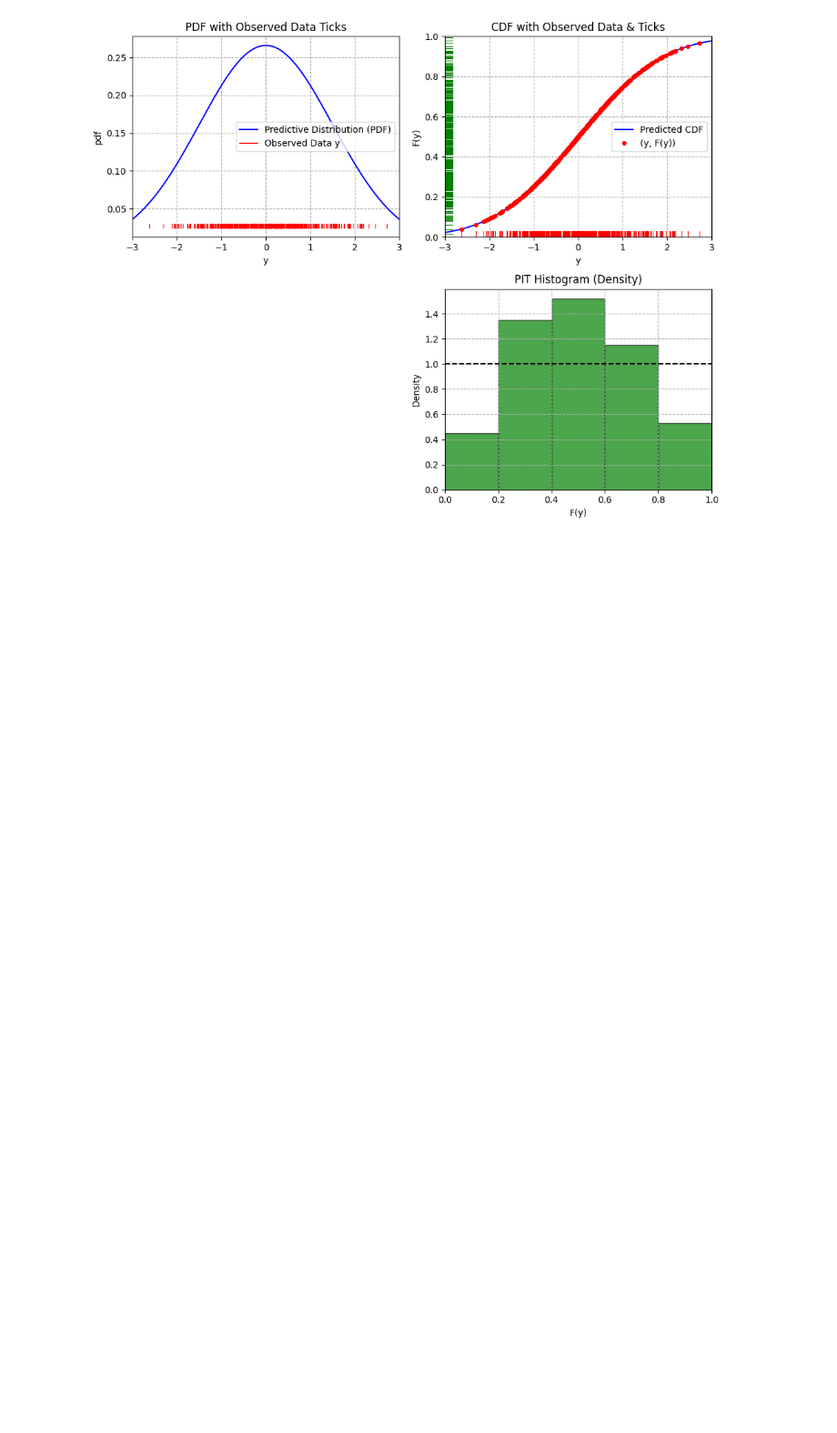
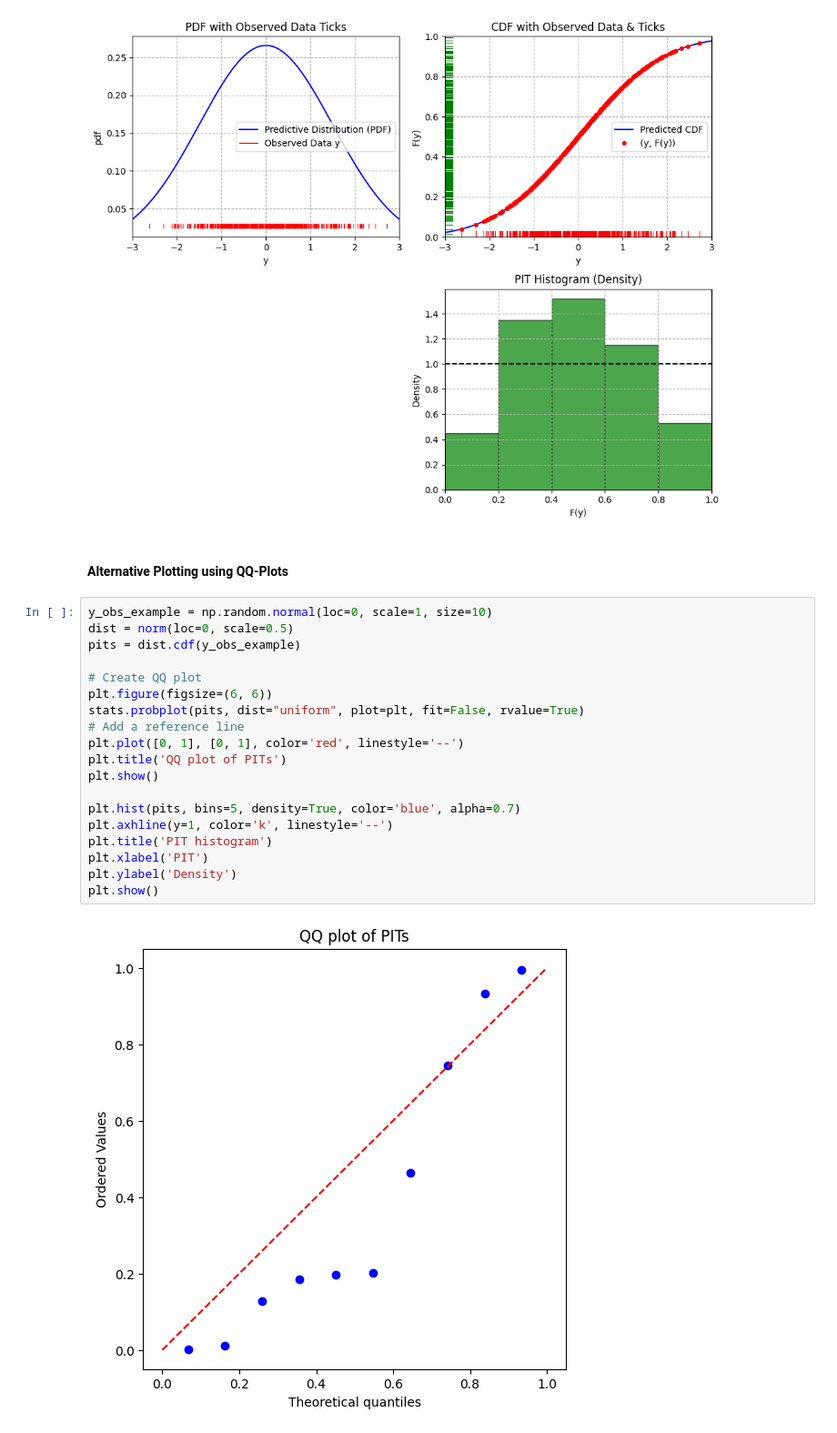
Before and after one commit to ioskn/mldl_htwg, a Jupyter notebook: dl_prob_1/code_for_slides.ipynb, the cells around one changed output. Shown at 91% size. Drawn from its saved outputs; the diff is of its cells as text; blank space fills up the shorter version.

```diff
--- a/dl_prob_1/code_for_slides.ipynb
+++ b/dl_prob_1/code_for_slides.ipynb
@@ -215,3 +215,26 @@ fig, axes = plot_pit_calibration(y_obs_example, norm(loc=0, scale=1.5), bins=5)
 plt.show()
 # %% [output]
 [figure]
+# %% [markdown]
+#### Alternative Plotting using QQ-Plots
+# %%
+y_obs_example = np.random.normal(loc=0, scale=1, size=10)
+dist = norm(loc=0, scale=0.5)
+pits = dist.cdf(y_obs_example)
+
+# Create QQ plot
+plt.figure(figsize=(6, 6))
+stats.probplot(pits, dist="uniform", plot=plt, fit=False, rvalue=True)
+# Add a reference line
+plt.plot([0, 1], [0, 1], color='red', linestyle='--')
+plt.title('QQ plot of PITs')
+plt.show()
+
+plt.hist(pits, bins=5, density=True, color='blue', alpha=0.7)
+plt.axhline(y=1, color='k', linestyle='--')
+plt.title('PIT histogram')
+plt.xlabel('PIT')
+plt.ylabel('Density')
+plt.show()
+# %% [output]
+[figure, added]
```
Also changed, not shown: parts of 2 cells of this notebook, 1 other file.
